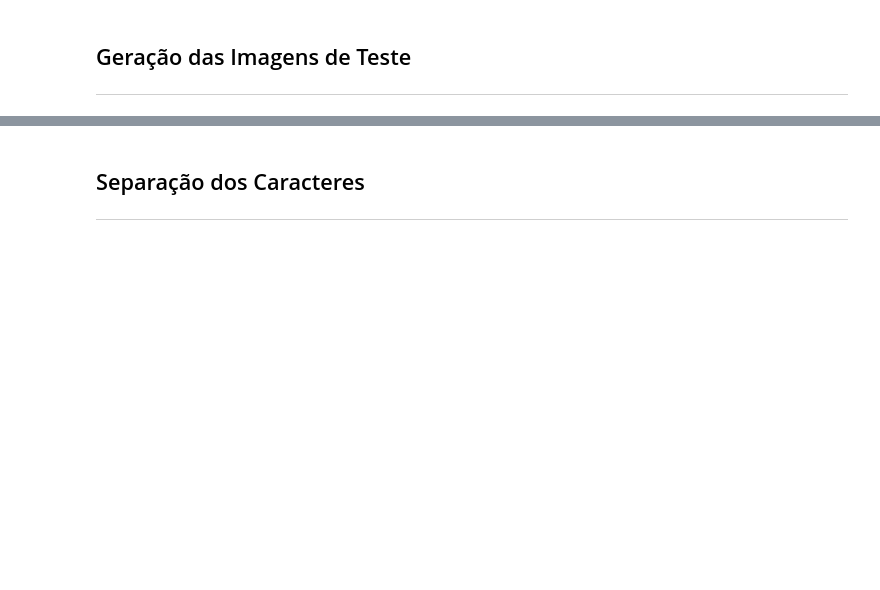
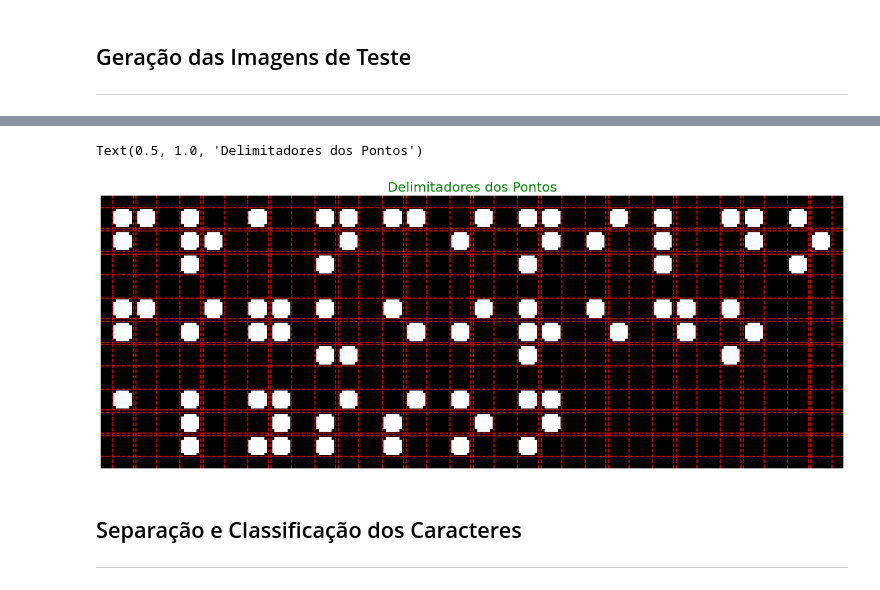
Before and after one commit to code-coffee-ufcg/braillingo-backend, a Jupyter notebook: braillingo-demo/demo_code.ipynb, the cells around one changed output, grey strips where cells are left out. Saved outputs shown, nothing was run; the diff lists cells and outputs as text; code cells hidden in the pictures; blank space fills up the shorter version.

```diff
--- a/braillingo-demo/demo_code.ipynb
+++ b/braillingo-demo/demo_code.ipynb
@@ -71,3 +74,26 @@ Text(0.5, 1.0, 'alysson machado\nfrancinildo figueiredo\niury chagas')
+# %%
+# plotando o histograma das abscissas e das ordenadas com base na imagem gerada
+hist_x = optical_braille_recognition().make_histogram_x(image)
+hist_y = optical_braille_recognition().make_histogram_y(image)
+del_x = optical_braille_recognition().get_delimiters(hist_x)
+del_y = optical_braille_recognition().get_delimiters(hist_y)
+
+# visualizando a imagem gerada pelo algoritmo
+plt.figure(figsize = (20, 10))
+plt.imshow(image, cmap = 'gray')
+
+for x in del_x:
+    plt.axvline(x, color = 'red', linestyle = '--')
+
+for y in del_y:
+    plt.axhline(y, color = 'red', linestyle = '--')
+
+
+plt.axis('off')
+plt.title('Delimitadores dos Pontos', size = 20, color = 'green')
+# %% [output]
+Text(0.5, 1.0, 'Delimitadores dos Pontos')
+[figure, added]
 # %% [markdown]
-## Separação dos Caracteres
+## Separação e Classificação dos Caracteres
 ***
```
Also changed, not shown: parts of 16 cells of this notebook, 2 other files.
